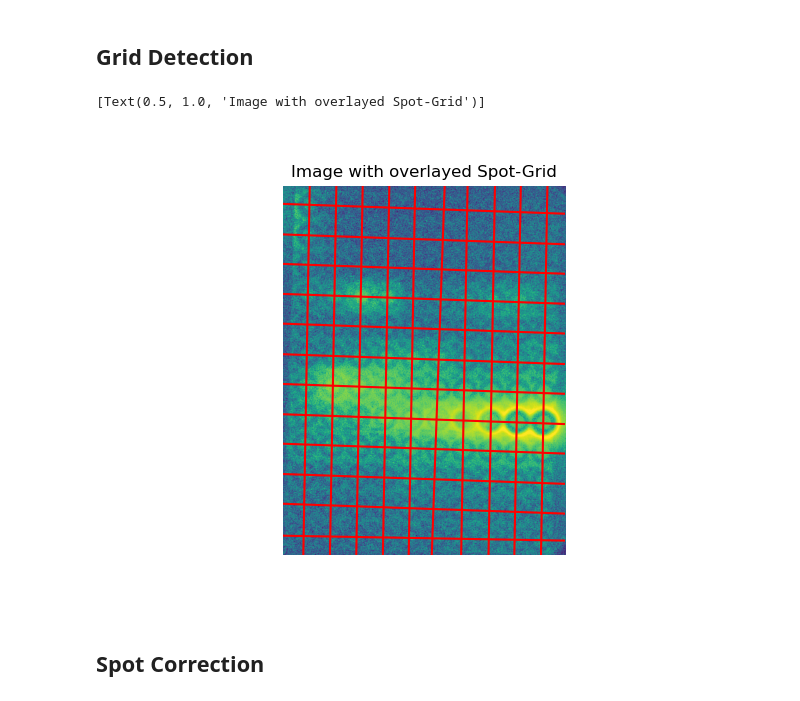
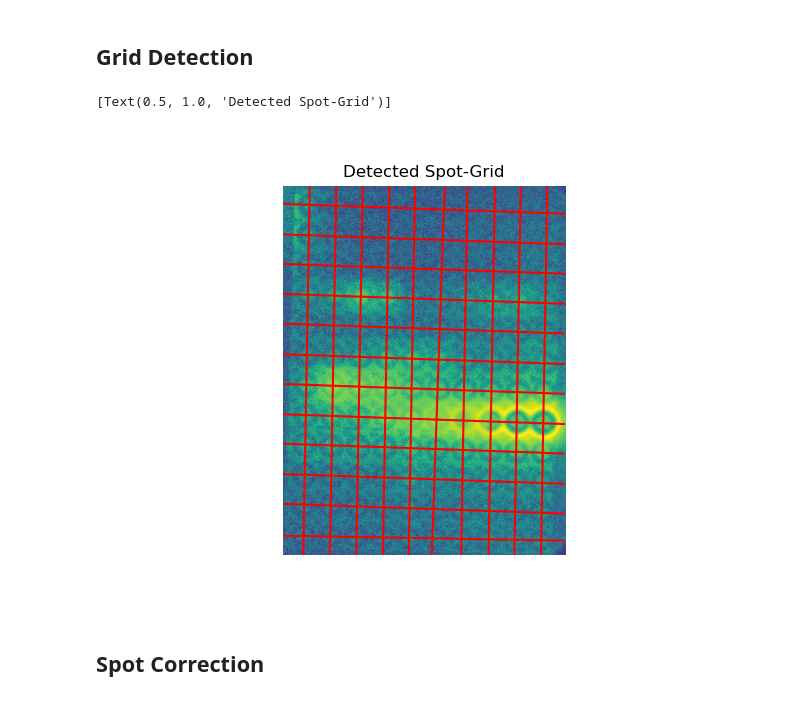
Before and after one commit to Functional-Metabolomics-Lab/MicrospotReader_test, a Jupyter notebook: microspot_reader.ipynb, the cells around one changed output. Saved outputs shown, nothing was run; the diff lists cells and outputs as text; code cells hidden in the pictures.

```diff
--- a/microspot_reader.ipynb
+++ b/microspot_reader.ipynb
@@ -133,36 +133,36 @@ class line:
 
 # Define the maximum allowed tilt of the Grid.
 max_allowed_tilt=5
 
 # Create an empty image and draw a dot for each detected spot.
 dot_img=np.zeros(raw_img.shape)
 for idx in det_spot.index:
     dot_img=draw_spot(dot_img,det_spot.loc[idx,"x_coord"],det_spot.loc[idx,"y_coord"],5,255)
 
 # Detect lines laying on the
 angle, dist=detect_gridlines(dot_img, max_tilt=max_allowed_tilt)
 
 # Create a List of vertical and horizontal line objects.
 hor_line=[line(a,d) for a,d in zip(angle,dist) if np.abs(np.rad2deg(a))<=max_allowed_tilt]
 vert_line=[line(a,d) for a,d in zip(angle,dist) if np.abs(np.rad2deg(a))>=90-max_allowed_tilt]
 
 # Calculation of the coordinates of all gridline-intersections.
 intersections=[]
 for h_l in hor_line:
     for v_l in vert_line:
         intersections.append(v_l.intersect(h_l))
 
 # Display the grid.
 fig,ax=plt.subplots()
 ax.imshow(raw_img)
 for item in hor_line+vert_line:
     ax.axline((0,item.y_int), slope=item.slope,c="r")
 ax.set(ylim=[raw_img.shape[0],0],xlim=[0,raw_img.shape[1]])
 ax.axis("off")
-ax.set(title="Image with overlayed Spot-Grid")
+ax.set(title="Detected Spot-Grid")
 # %% [output]
-[Text(0.5, 1.0, 'Image with overlayed Spot-Grid')]
+[Text(0.5, 1.0, 'Detected Spot-Grid')]
-[figure, old version]
+[figure, new version]
 # %% [markdown]
 ## Spot Correction
 # %%
```
Also changed, not shown: parts of 4 cells of this notebook.
